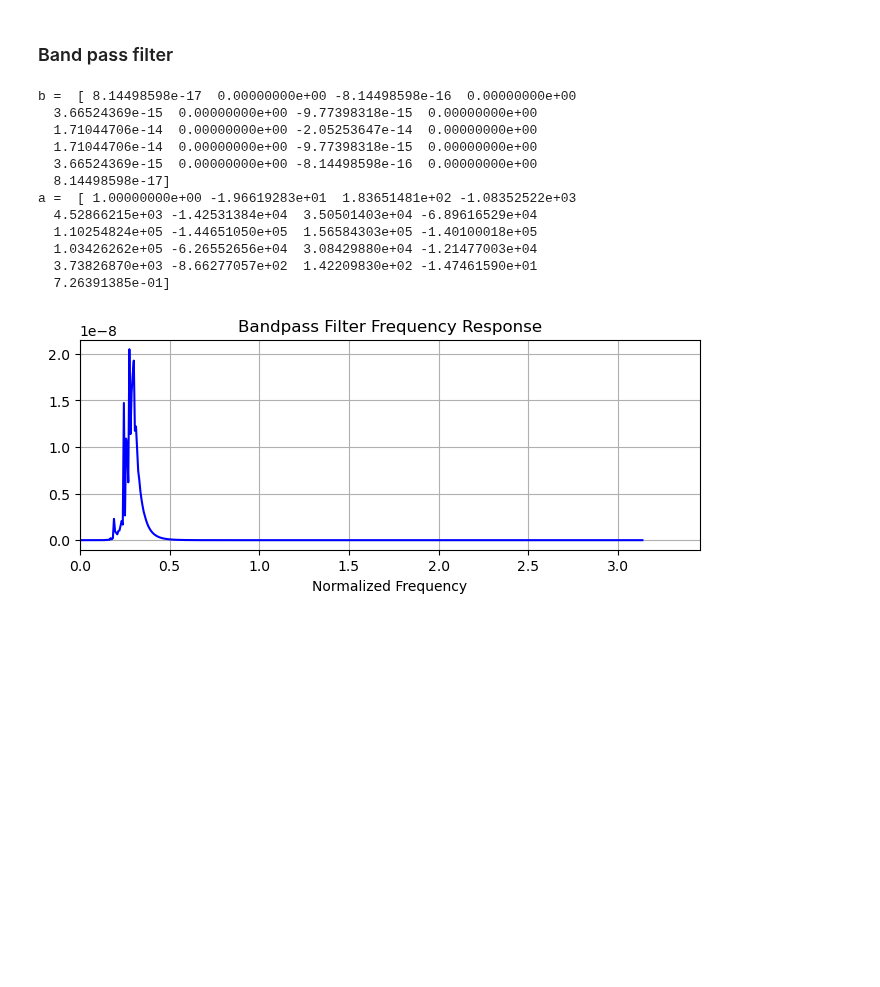
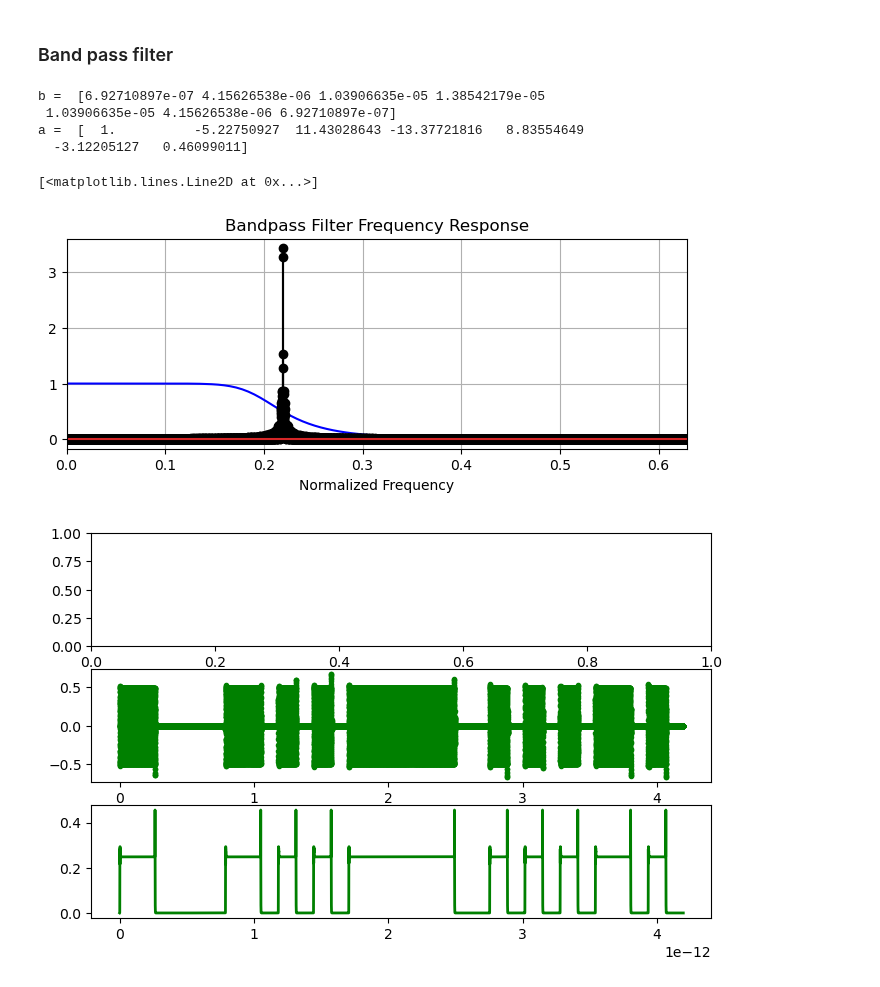
Before and after one commit to tacticstactics/Optical-pulse-broadening, a Jupyter notebook: pulse_broadening_in_optical_filter_main.ipynb, the cells around one changed output. Drawn from its saved outputs; the diff is of its cells as text; code cells hidden in the pictures; blank space fills up the shorter version.

```diff
--- a/pulse_broadening_in_optical_filter_main.ipynb
+++ b/pulse_broadening_in_optical_filter_main.ipynb
@@ -231,11 +227,11 @@ Shape of Shifted_f (Frequency Domain)
 norm_freqcol = np.linspace(-1*np.pi, 1*np.pi, 2*samplerate, endpoint=False)
 
 # Setting standard filter requirements.
-order = 10
-lowcut = 0.025 / np.pi # [Normalized Frequency. 0 to 1]
-highcut = 0.075 / np.pi
+order = 6
+#lowcut = 0.025 / np.pi # [Normalized Frequency. 0 to 1]
+highcut = 0.2 / np.pi
 
-b, a = butter(order, [lowcut,highcut], btype='bandpass')
+b, a = butter(order, [highcut], btype='lowpass')
 
 print('b = ', b)
 print('a = ', a)
@@ -253,52 +249,49 @@ ax1_1.plot(w, np.abs(h), 'b')
 #ax1_1.plot(lowcut, 0.5*np.sqrt(2), 'ko')
 #ax1_1.axvline(lowcut, color='k')
 ax1_1.set_title("Bandpass Filter Frequency Response")
-ax1_1.set_xlim(0, 1.1*np.pi)
+ax1_1.set_xlim(0, 0.2*np.pi)
 
 ax1_1.set_xlabel('Normalized Frequency')
 ax1_1.grid()
+
+ax1_1.stem(norm_freqcol, 0.0001*np.abs(Shifted_fft_random_analog_signal),"k",label='Shifted_fft_SelfMixed_carrier_wavecol')
+
 
 #ax1_1.stem(Shifted_f, np.abs(Shifted_fft_SelfMixed_carrier_wavecol),"k",label='Shifted_fft_SelfMixed_carrier_wavecol')
 
 #ax1_2 = fig1.add_subplot(2, 1, 2)
 #ax1_2.plot(w, np.angle(h), 'g')
 
-#filtered_data1 = lfilter(b, a, Mixed_AM_signalcol) # scipy.signal.lfilter
+filtered_data1 = lfilter(b, a, Port1_1_EFcol) # scipy.signal.lfilter
 
 
-#fig3 = plt.figure(figsize = (8,5), facecolor='white')
-#ax3_1 = fig3.add_subplot(3, 1, 1)
+fig3 = plt.figure(figsize = (8,5), facecolor='white')
+ax3_1 = fig3.add_subplot(3, 1, 1)
 #ax3_1.plot(tcol,analog_signal, ".-", color="r",label='original signal')
 #ax3_1.legend()
 #ax3_1.set_title("Superheterodyne Time domain")
 
-#ax3_2 = fig3.add_subplot(3, 1, 2)
+ax3_2 = fig3.add_subplot(3, 1, 2)
 
 #ax3_2.plot(tcol, Mixed_AM_signalcol, 'b-', label='Unfiltered data')
 #ax3_2.legend()
 
-#ax3_3 = fig3.add_subplot(3, 1, 3)
+ax3_3 = fig3.add_subplot(3, 1, 3)
 
-#ax3_3.plot(tcol, filtered_data1, 'g.-', linewidth=2, label='Filtered data')
+ax3_2.plot(tcol, np.real(filtered_data1), 'g.-', linewidth=1, label='Filtered data')
 
-#ax3_3.plot(tcol, (np.abs(filtered_data1))**2, 'g-', linewidth=2, label='Filtered data')
+ax3_3.plot(tcol, (np.abs(filtered_data1))**2, 'g-', linewidth=2, label='Filtered data')
 
 #ax3_3.set_xlabel('Time [sec]')
 #ax3_3.grid()
 #ax3_3.legend()
 
 #plt.subplots_adjust(hspace=0.35)
 # %% [output]
-b =  [ 8.14498598e-17  0.00000000e+00 -8.14498598e-16  0.00000000e+00
-  3.66524369e-15  0.00000000e+00 -9.77398318e-15  0.00000000e+00
-  1.71044706e-14  0.00000000e+00 -2.05253647e-14  0.00000000e+00
-  1.71044706e-14  0.00000000e+00 -9.77398318e-15  0.00000000e+00
-  3.66524369e-15  0.00000000e+00 -8.14498598e-16  0.00000000e+00
-  8.14498598e-17]
-a =  [ 1.00000000e+00 -1.96619283e+01  1.83651481e+02 -1.08352522e+03
-  4.52866215e+03 -1.42531384e+04  3.50501403e+04 -6.89616529e+04
-  1.10254824e+05 -1.44651050e+05  1.56584303e+05 -1.40100018e+05
-  1.03426262e+05 -6.26552656e+04  3.08429880e+04 -1.21477003e+04
-  3.73826870e+03 -8.66277057e+02  1.42209830e+02 -1.47461590e+01
-  7.26391385e-01]
+b =  [6.92710897e-07 4.15626538e-06 1.03906635e-05 1.38542179e-05
+ 1.03906635e-05 4.15626538e-06 6.92710897e-07]
+a =  [  1.          -5.22750927  11.43028643 -13.37721816   8.83554649
+  -3.12205127   0.46099011]
+[<matplotlib.lines.Line2D at 0x...>]
-[figure, old version]
+[figure, new version]
+[figure, added]
```
Also changed, not shown: parts of 2 cells of this notebook.
